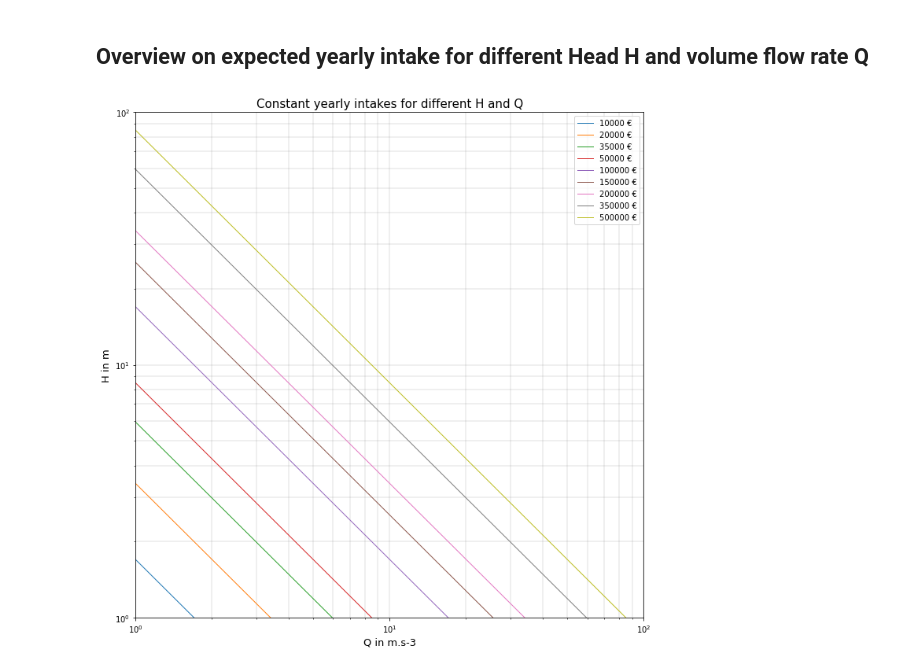
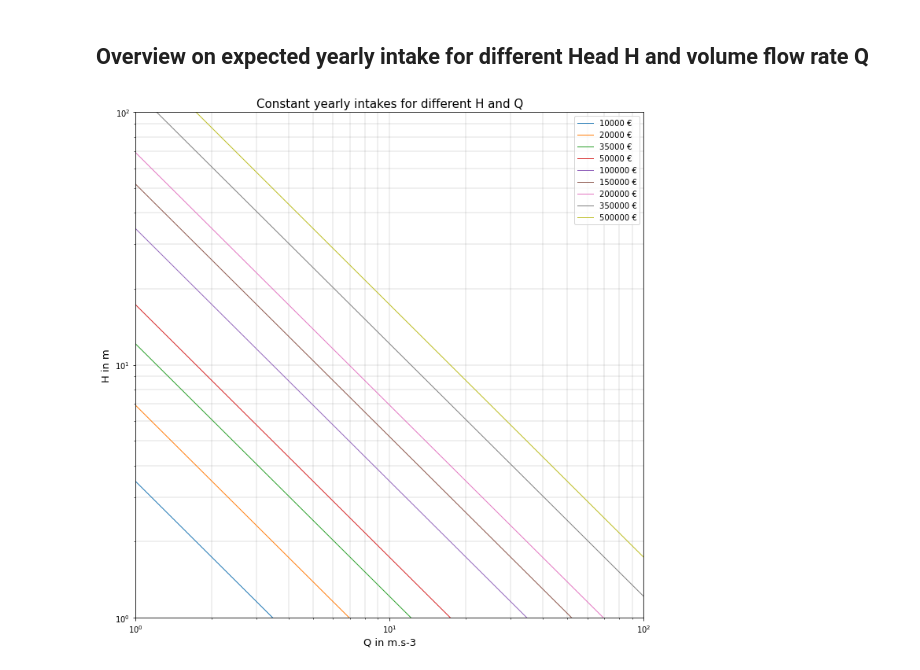
Before and after one commit to GeorgFerdinandSchneider/KaplanTurbineRunnerSizingTool, a Jupyter notebook: Invest.ipynb, the cells around one changed output. Saved outputs shown, nothing was run; the diff lists cells and outputs as text; code cells hidden in the pictures.

```diff
--- a/Invest.ipynb
+++ b/Invest.ipynb
@@ -45,0 +37,38 @@ The expected yearly intake is:  58801.14 €
+# %%
+# Please enter your hydraulic characteristics here:
+H     = 4.6 # Head in m
+Q     = 1.090 # Volumetric flow rate in m3.s-1
+
+# Use default value for eta eff
+#eta_eff = 0.6 # in dimensionless
+
+# Calculate effective efficiency from turbine, generator and transformator effiency
+eta_T = 0.9   # values between 0.8 and 0.9 occur
+eta_G = 0.95  # value between 0.95 and 0.99 occur
+eta_Tr = 0.85 # values between 0.78 and 0.92 occur
+eta_eff = eta_T * eta_G * eta_Tr
+
+EP    = 0.09 # in €.kWh-1
+FLH   = 4500 # in h.a-1
+
+P_el = rho * g * H * Q * eta_eff / C_W_to_kW
+E_el= P_el * FLH
+YI = E_el * EP
+
+
+print( "The effective efficiency is: " , eta_eff )
+print( "The expected nominal power is: " , P_el , "kW" )
+print( "The expected total yearly electrical energy generated is: " , E_el , "kWh/a" )
+print( "The expected yearly intake is: " , YI , "€" )
+
+values[ "H" ] = { "value" : H , "unit" : "m" , "literal" : "Head (H)" , "type" : "input parameter" }
+values[ "Q" ] = { "value" : Q , "unit" : "m3.s-1" , "literal" : "Volume flow rate (Q)" , "type" : "input parameter" }
+values[ "eta_eff" ] = { "value" : eta_eff , "unit" : "dimensionless" , "literal" : "Effective efficiency (eta_eff)" , "type" : "input parameter" }
+values[ "eta_T" ] = { "value" : eta_T , "unit" : "dimensionless" , "literal" : "Turbine efficiency (eta_T)" , "type" : "input parameter" }
+values[ "eta_G" ] = { "value" : eta_G , "unit" : "dimensionless" , "literal" : "Generator efficiency (eta_G)" , "type" : "input parameter" }
+values[ "eta_Tr" ] = { "value" : eta_Tr , "unit" : "dimensionless" , "literal" : "Transformator efficiency (eta_Tr)" , "type" : "input parameter" }
+values[ "EP" ] = { "value" : EP , "unit" : "€.kWh-1" , "literal" : "Enery Price (EP)" , "type" : "input parameter" }
+values[ "FLH" ] = { "value" : FLH , "unit" : "h.a-1" , "literal" : "Full Load Hours (FLH)" , "type" : "input parameter" }
+values[ "P_el" ] = { "value" : P_el , "unit" : "kW" , "literal" : "Nominal electrical power (P_el)" , "type" : "calculated value" }
+values[ "E_el" ] = { "value" : E_el , "unit" : "kWh/a" , "literal" : "Total electricity generated per year (E_el)" , "type" : "calculated value" }
+values[ "YI" ] = { "value" : YI , "unit" : "€/a" , "literal" : "Yearly intake (YI)" , "type" : "calculated value" }
@@ -63,32 +165,32 @@ ALL_Q = np.arange( 0.001 , 100.0 , 0.1 )
 ALL_H = [ ]
 for yi in YI_span:
     H = []
     for q in ALL_Q:
-        H.append( yi / rho / g / eta_t * C_W_to_kW / EP / FLH / q )
+        H.append( yi / rho / g / eta_eff * C_W_to_kW / EP / FLH / q )
     ALL_H.append( ( yi , H ) )
 
 
 # Creating figure and axes
 fig, ( ax2 ) = plt.subplots( 1 , 1, figsize=[10, 10])
 
 # Plotting the graph with Log ticks at x and y axis using loglog
 for tpl in ALL_H:
     ax2.loglog( ALL_Q , tpl[ 1 ] , '-' , linewidth = 1 , label = str( tpl[ 0 ] ) + ' €')
 ax2.set_title( 'Constant yearly intakes for different H and Q' , fontsize = 15 )
 
 #ax2.loglog( Q , H , '-' , linewidth = 10 , label = 'Your site')
 
 plt.grid( visible = True , which = 'both' , color = 'grey', ls = '-' , lw = 0.25 )
 
 ax2.set_xlabel( 'Q in m.s-3' , fontsize = 13 )
 ax2.set_ylabel( 'H in m' , fontsize = 13 )
 
 ax2.set_xlim( 1 , 100 )
 ax2.set_ylim( 1 , 100 )
 
 ax2.legend()
 
 plt.tight_layout()
 plt.show()
 # %% [output]
-[figure, old version]
+[figure, new version]
```
Also changed, not shown: parts of 12 cells of this notebook.
